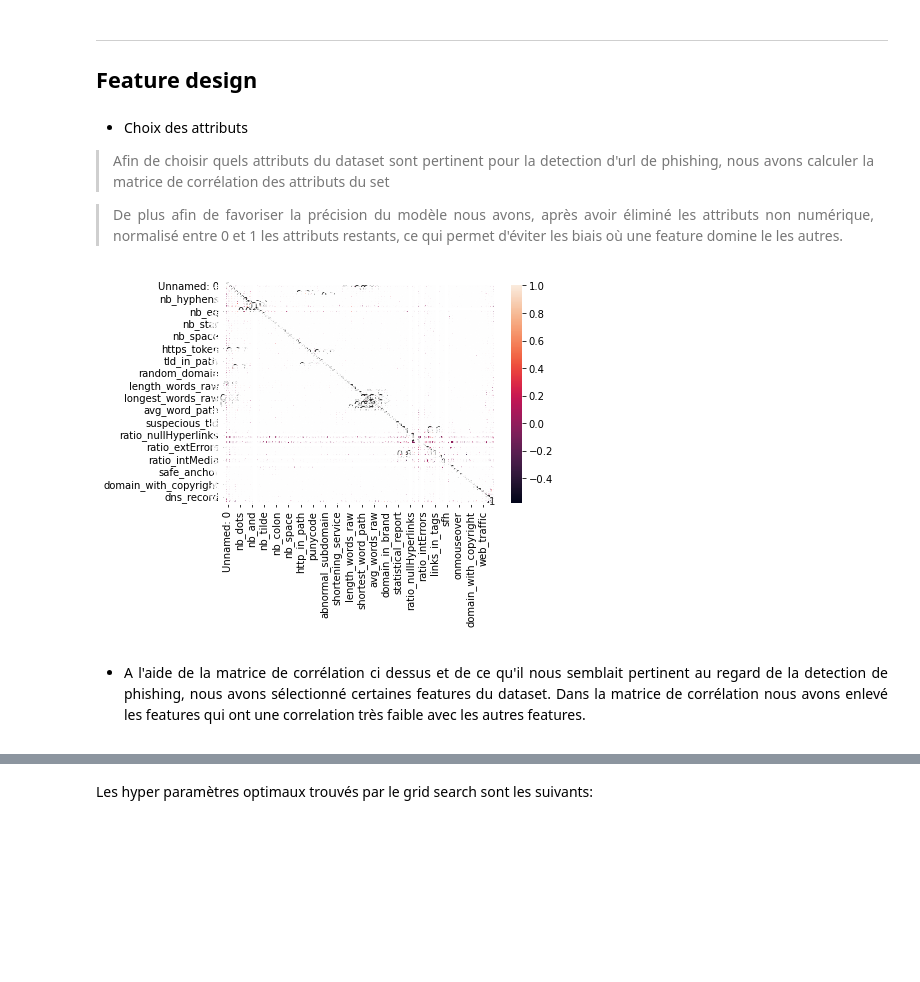
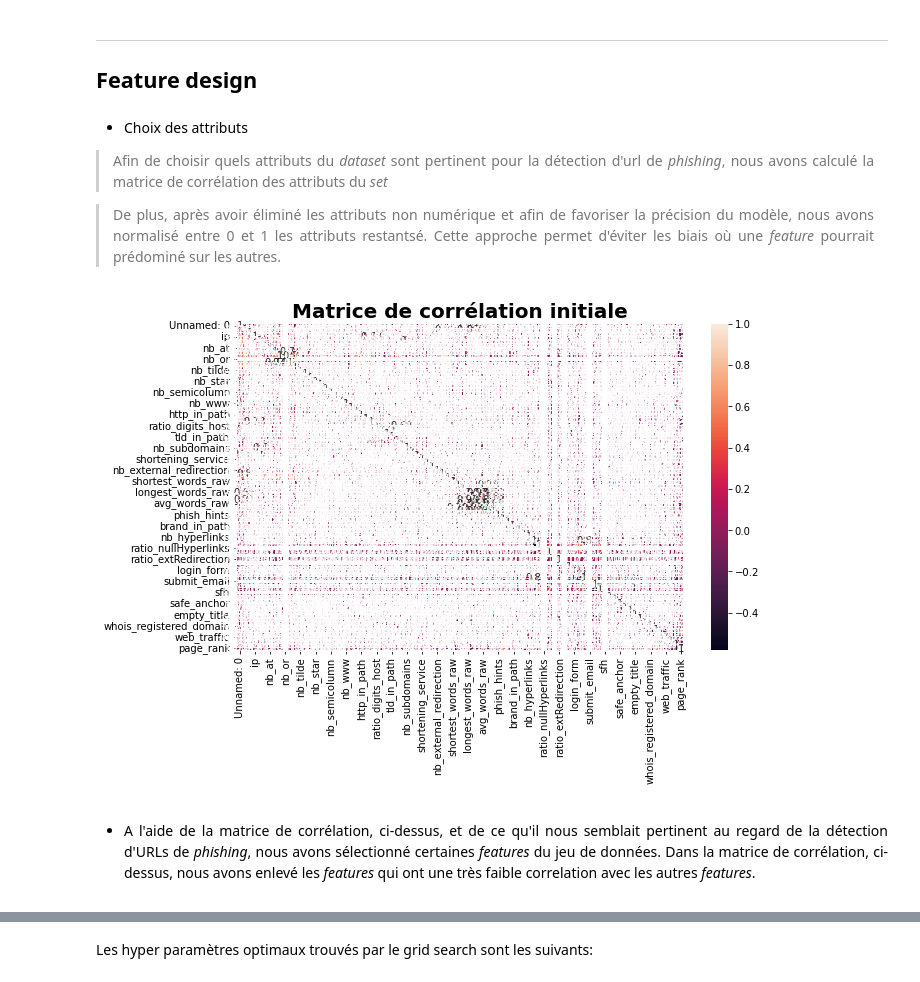
Before and after one commit to ManuSerp/INF8215-TP2, a Jupyter notebook: fishing/TP3.ipynb, the cells around one changed output, grey strips where cells are left out. Cells and saved outputs as stored; diff of their text form; code cells hidden in the pictures; blank space fills up the shorter version.

Commit message:
Rerun notebook + fix issues + corrections et mise en page des graphs

```diff
--- a/fishing/TP3.ipynb
+++ b/fishing/TP3.ipynb
@@ -10,9 +10,9 @@
 # %% [markdown]
 - Choix des attributs
 
-> <p style="text-align:justify;">Afin de choisir quels attributs du dataset sont pertinent pour la detection d'url de phishing, nous avons calculer la matrice de corrélation des attributs du set</p>
+> <p style="text-align:justify;">Afin de choisir quels attributs du <i>dataset</i> sont pertinent pour la détection d'url de <i>phishing</i>, nous avons calculé la matrice de corrélation des attributs du <i>set</i></p>
 
-> <p style="text-align:justify;">De plus afin de favoriser la précision du modèle nous avons, après avoir éliminé les attributs non numérique, normalisé entre 0 et 1 les attributs restants, ce qui permet d'éviter les biais où une feature domine le les autres.</p>
+> <p style="text-align:justify;">De plus, après avoir éliminé les attributs non numérique et afin de favoriser la précision du modèle, nous avons normalisé entre 0 et 1 les attributs restantsé. Cette approche permet d'éviter les biais où une <i>feature</i> pourrait prédominé sur les autres.</p>
 # %%
 import matplotlib.pyplot as plt
 import numpy as np
@@ -24,36 +24,39 @@ from sklearn.ensemble import RandomForestRegressor, RandomForestClassifier
 from sklearn.model_selection import train_test_split, GridSearchCV
 from sklearn.metrics import confusion_matrix
 from sklearn.preprocessing import normalize
 # Make NumPy printouts easier to read.
+fig, ax = plt.subplots()
+ax.set_title("Matrice de corrélation initiale", fontsize=20, fontweight='bold')
+fig.set_size_inches(10, 6)
 np.set_printoptions(precision=3, suppress=True)
 df2 = pd.read_csv("train.csv", header=0)
 corr_matrix = df2.corr()
 sns.heatmap(corr_matrix, annot=True)
 plt.show()
 
 def filter(L):
     res = []
     for i in L:
         if i > 0.5:
             res.append(1)
         else:
             res.append(0)
     return res
 
 
 def compute_accuracy(Y_true, Y_pred):
     correctly_predicted = 0
     # iterating over every label and checking it with the true sample
     for true_label, predicted in zip(Y_true, Y_pred):
         if true_label == predicted:
             correctly_predicted += 1
     # computing the accuracy score
     accuracy_score = correctly_predicted / len(Y_true)
     return accuracy_score
 # %% [output]
-[figure, old version]
+[figure, new version]
 # %% [markdown]
-- <p style="text-align:justify;">A l'aide de la matrice de corrélation ci dessus et de ce qu'il nous semblait pertinent au regard de la detection de phishing, nous avons sélectionné certaines features du dataset. Dans la matrice de corrélation nous avons enlevé les features qui ont une correlation très faible avec les autres features.</p>
+- <p style="text-align:justify;">A l'aide de la matrice de corrélation, ci-dessus, et de ce qu'il nous semblait pertinent au regard de la détection d'URLs de <i>phishing</i>, nous avons sélectionné certaines <i>features</i> du jeu de données. Dans la matrice de corrélation, ci-dessus, nous avons enlevé les <i>features</i> qui ont une très faible correlation avec les autres <i>features</i>.</p>
 # %%
 def build_set(path):
     df = pd.read_csv(path, header=0)
```
Also changed, not shown: parts of 17 cells of this notebook, 1 other file.
